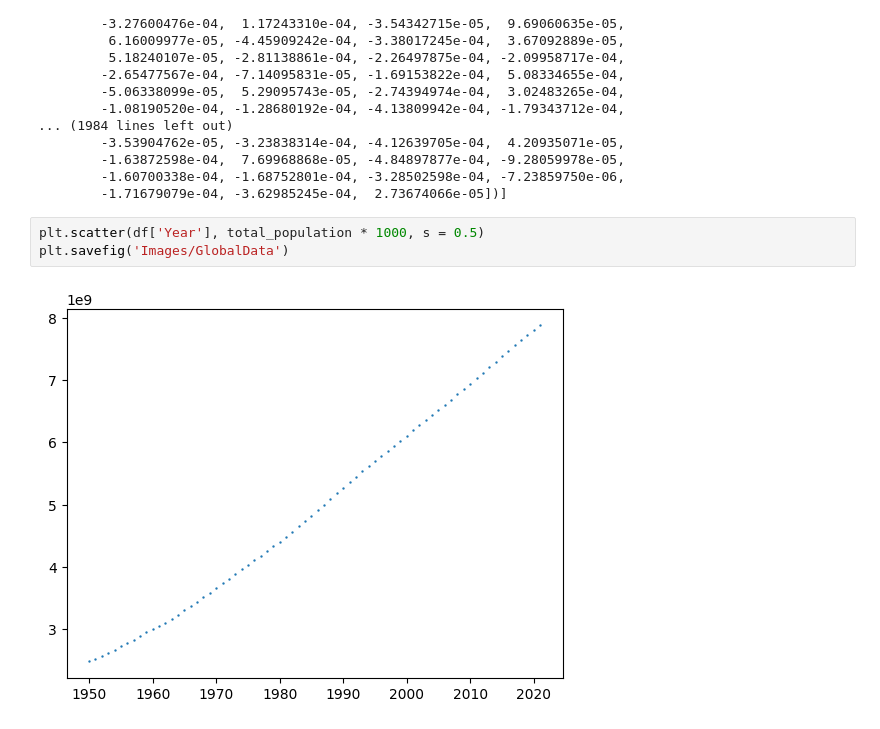
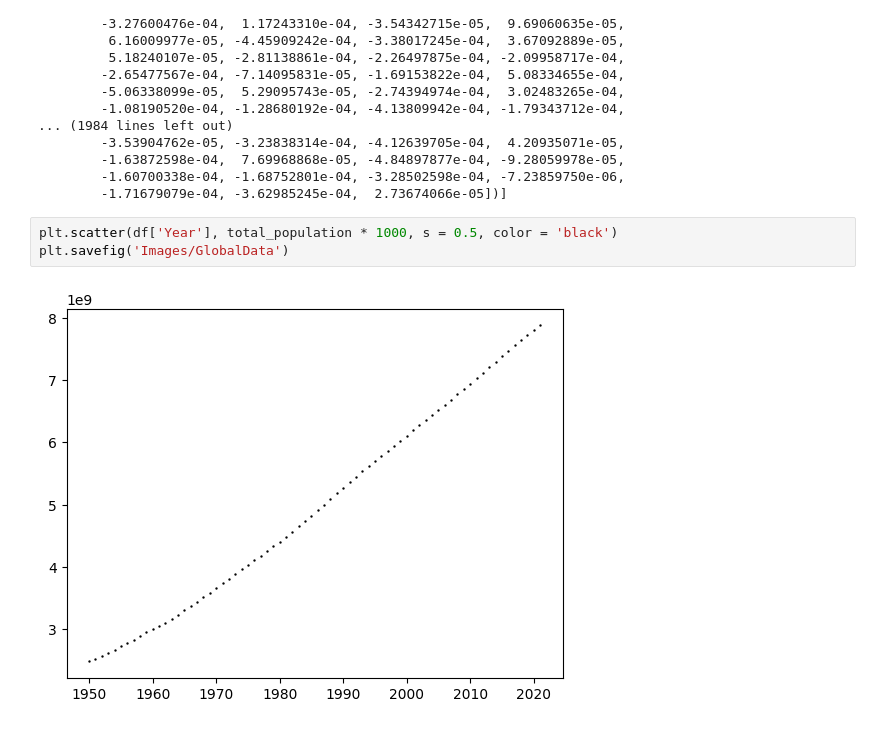
Before and after one commit to Voluptatemn/Population2023, a Jupyter notebook: Analysis.ipynb, the cells around one changed output. Saved outputs shown, nothing was run; the diff lists cells and outputs as text.

```diff
--- a/Analysis.ipynb
+++ b/Analysis.ipynb
@@ -895,7 +895,7 @@ d_pred
         -1.60700338e-04, -1.68752801e-04, -3.28502598e-04, -7.23859750e-06,
         -1.71679079e-04, -3.62985245e-04,  2.73674066e-05])]
 # %%
-plt.scatter(df['Year'], total_population * 1000, s = 0.5)
+plt.scatter(df['Year'], total_population * 1000, s = 0.5, color = 'black')
 plt.savefig('Images/GlobalData')
 # %% [output]
-[figure, old version]
+[figure, new version]
```
Also changed, not shown: parts of 2 cells of this notebook, 1 other file.
